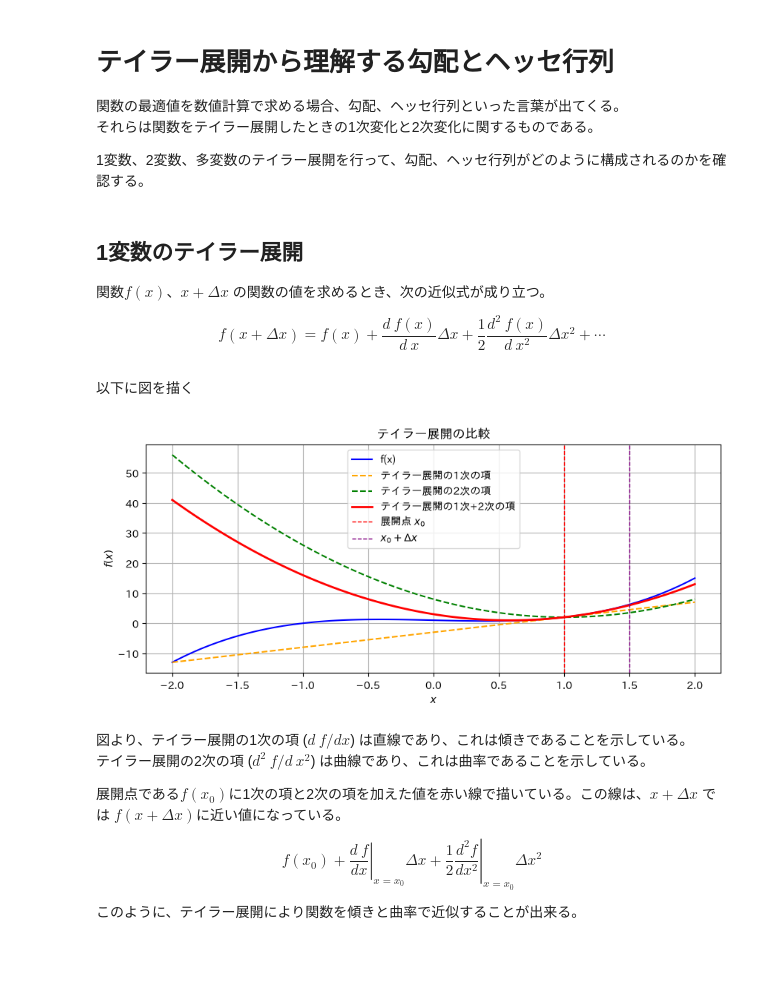
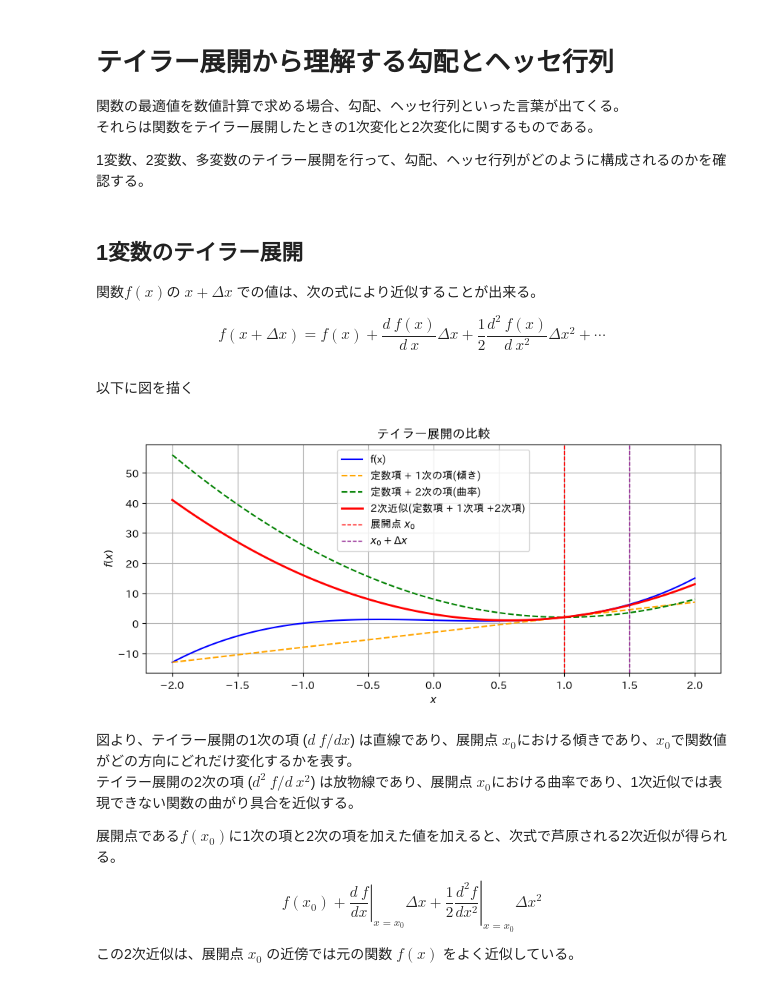
Before and after one commit to hideto008/leaning_C-GMRES, a Jupyter notebook: Notes/taylor_expansion.ipynb, the cells around one changed output. Drawn from its saved outputs; the diff is of its cells as text; code cells hidden in the pictures; blank space fills up the shorter version.

```diff
--- a/Notes/taylor_expansion.ipynb
+++ b/Notes/taylor_expansion.ipynb
@@ -8,7 +8,7 @@
 # %% [markdown]
 ## 1変数のテイラー展開
 
-関数$f(x)$、$x + \Delta x$ の関数の値を求めるとき、次の近似式が成り立つ。
+関数$f(x)$の $x + \Delta x$ での値は、次の式により近似することが出来る。
 
 $$
 f(x + \Delta x) =  f(x) + \frac{d \ f(x)}{d \ x} \Delta x + \frac{1}{2}\frac{d^2 \ f(x)}{d \ x^2} \Delta x^2 + \cdots
@@ -22,44 +22,42 @@ import numpy as np
 # %%
 
 f = lambda x : 2*x**3 - x + 1
 df = lambda x : 6*x**2 - 1
 ddf = lambda x : 12*x
-dddf = lambda x : 12
 
 x_windw = np.linspace(-2, 2, 100)
 
-x0 = 1
-dx = 0.5
-delta_x = x_windw - x0
+x0 = 1 # 展開点
+dx = 0.5 # 展開点からの距離
+delta_x = x_windw - x0 # 展開点からの距離(窓枠全体)
 
 f_data = f(x_windw)
 taylor_factor_1 = df(x0)*delta_x
 taylor_factor_2 = 0.5*ddf(x0)*delta_x**2
-taylor_factor_3 = (1/6)*dddf(x0)*delta_x**3
 
 plt.figure(figsize=(10, 4))
 plt.plot(x_windw, f_data, label='f(x)', color='blue')
-plt.plot(x_windw, f(x0) + taylor_factor_1, label='テイラー展開の1次の項', color='orange', lw=1.5, linestyle='--')
-plt.plot(x_windw, f(x0) + taylor_factor_2, label='テイラー展開の2次の項', color='green', lw=1.5, linestyle='--')
-plt.plot(x_windw, f(x0) + taylor_factor_1 + taylor_factor_2 , label='テイラー展開の1次+2次の項', color='red', lw=2)
+plt.plot(x_windw, f(x0) + taylor_factor_1, label='定数項 + 1次の項(傾き)', color='orange', lw=1.5, linestyle='--')
+plt.plot(x_windw, f(x0) + taylor_factor_2, label='定数項 + 2次の項(曲率)', color='green', lw=1.5, linestyle='--')
+plt.plot(x_windw, f(x0) + taylor_factor_1 + taylor_factor_2 , label='2次近似(定数項 + 1次項 +2次項)', color='red', lw=2)
 plt.axvline(x=x0, color='red', linestyle='--', label='展開点 $x_0$', lw=1)
 plt.axvline(x=x0+dx, color='purple', linestyle='--', label='$x_0+\\Delta x$', lw=1)
 plt.title('テイラー展開の比較')
 plt.xlabel('$x$')
 plt.ylabel('$f(x)$')
 plt.legend()
 plt.grid()
 plt.show()
 # %% [output]
-[figure, old version]
+[figure, new version]
 # %% [markdown]
-図より、テイラー展開の1次の項 ($d \ f / d x$) は直線であり、これは傾きであることを示している。<br>
-テイラー展開の2次の項 ($d^2 \ f / d \ x^2$) は曲線であり、これは曲率であることを示している。<br>
+図より、テイラー展開の1次の項 ($d \ f / d x$) は直線であり、展開点 $x_0$における傾きであり、$x_0$で関数値がどの方向にどれだけ変化するかを表す。<br>
+テイラー展開の2次の項 ($d^2 \ f / d \ x^2$) は放物線であり、展開点 $x_0$における曲率であり、1次近似では表現できない関数の曲がり具合を近似する。
 
-展開点である$f(x_0)$に1次の項と2次の項を加えた値を赤い線で描いている。この線は、$x + \Delta x$ では $f(x+\Delta x)$に近い値になっている。
+展開点である$f(x_0)$に1次の項と2次の項を加えた値を加えると、次式で芦原される2次近似が得られる。
 
 $$
 f(x_0) + \left. \frac{d \ f}{ d x} \right|_{x=x_0} \Delta x + \left. \frac{1}{2} \frac{d^2 f}{d x^2} \right|_{x=x_0} \Delta x^2
 $$
 
-このように、テイラー展開により関数を傾きと曲率で近似することが出来る。
+この2次近似は、展開点 $x_0$ の近傍では元の関数 $f(x)$ をよく近似している。
```
Also changed, not shown: parts of 10 cells of this notebook.
